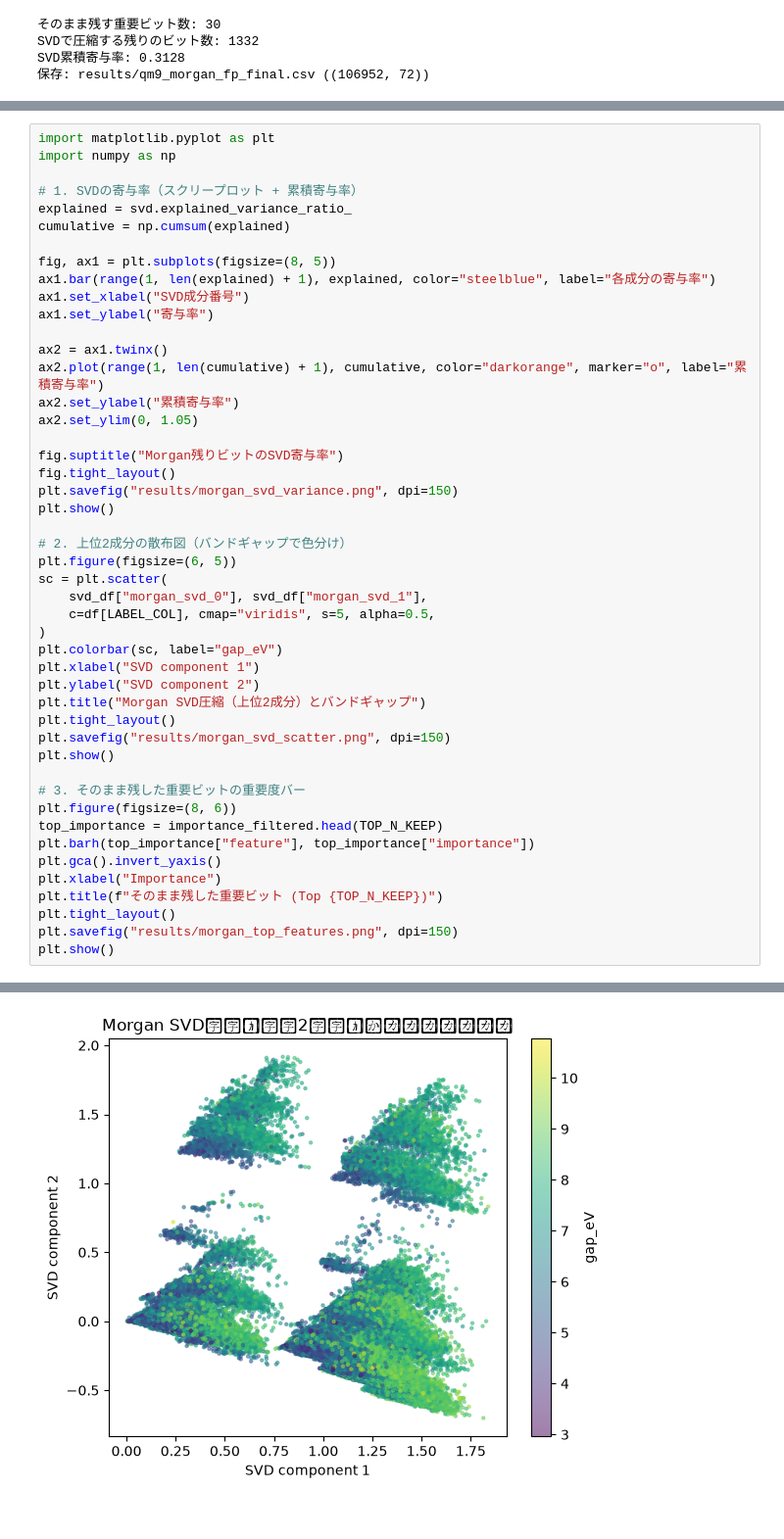
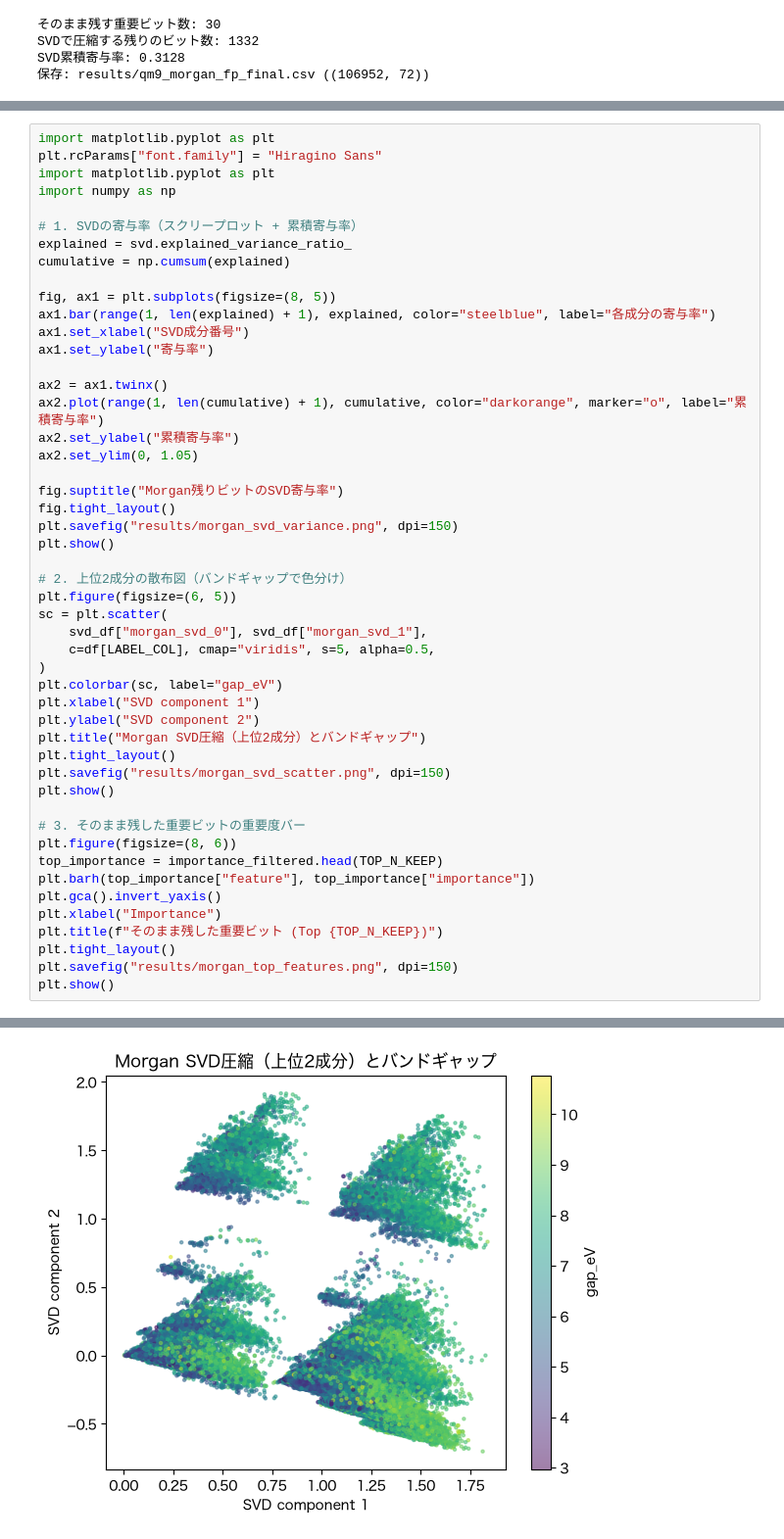
Before and after one commit to EitoTamura/organic-bandgap-mls, a Jupyter notebook: morgan_feature_enginnering/morgan_feature_edit.ipynb, the cells around one changed output, grey strips where cells are left out. Shown at 98% size. Cells and saved outputs as stored; diff of their text form.

```diff
--- a/morgan_feature_enginnering/morgan_feature_edit.ipynb
+++ b/morgan_feature_enginnering/morgan_feature_edit.ipynb
@@ -150,4 +152,6 @@ SVD累積寄与率: 0.3128
 # %%
+import matplotlib.pyplot as plt
+plt.rcParams["font.family"] = "Hiragino Sans"
 import matplotlib.pyplot as plt
 import numpy as np
 
@@ -199 +203 @@ plt.show()
-[figure, old version]
+[figure, new version]
```
Also changed, not shown: parts of 2 cells of this notebook.
